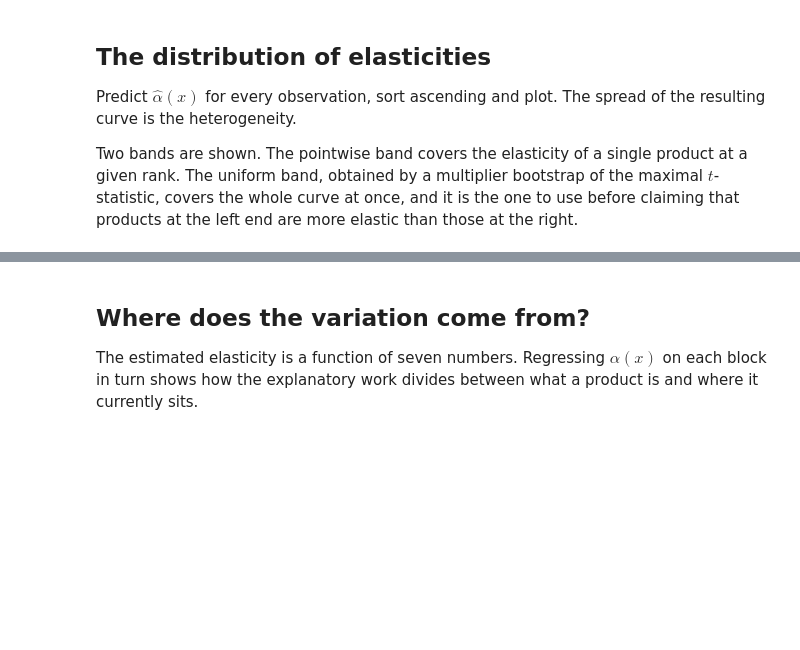
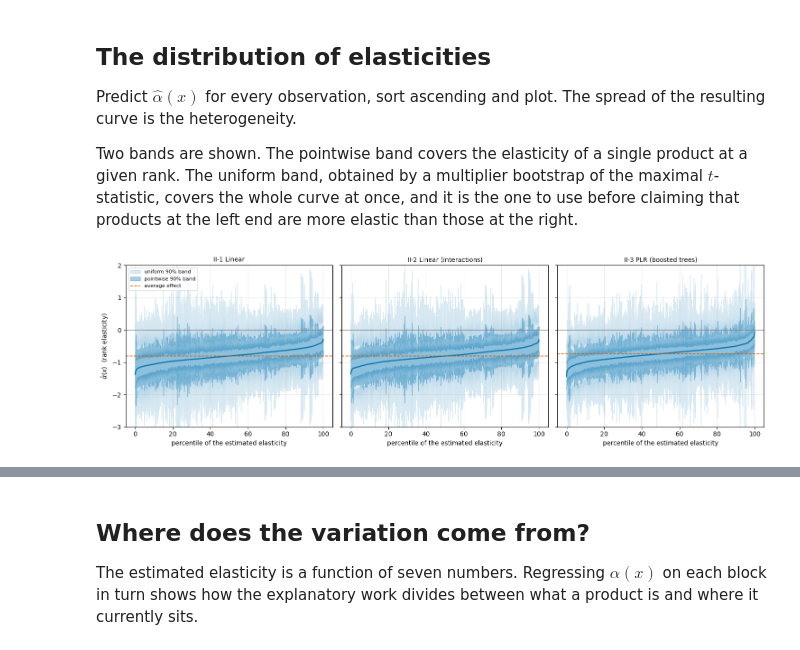
Before and after one commit to JanTeichertKluge/demand-analysis-labs, a Jupyter notebook: v2/05_heterogeneous_effects.ipynb, the cells around one changed output, grey strips where cells are left out. Drawn from its saved outputs; the diff is of its cells as text; code cells hidden in the pictures; blank space fills up the shorter version.

```diff
--- a/v2/05_heterogeneous_effects.ipynb
+++ b/v2/05_heterogeneous_effects.ipynb
@@ -329,33 +391,36 @@ def effect_ci(res, basis, idx, level=CONFIDENCE, joint=False,
 
     return pd.DataFrame({"lower": effect - crit * se, "effect": effect,
                          "upper": effect + crit * se})
 
 
 ALL_IDX = list(range(len(BASIS_COLS)))
 fig, axes = plt.subplots(1, 3, figsize=(15, 4.5), sharey=True)
 
 for ax, (name, res) in zip(axes, models.items()):
     point = effect_ci(res, basis, ALL_IDX, joint=False)
     unif = effect_ci(res, basis, ALL_IDX, joint=True)
     order = np.argsort(point["effect"].values)
     pct = np.linspace(0, 100, len(order))
 
     ax.fill_between(pct, unif["lower"].values[order], unif["upper"].values[order],
                     color=palette[0], alpha=0.15, label="uniform 90% band")
     ax.fill_between(pct, point["lower"].values[order], point["upper"].values[order],
                     color=palette[0], alpha=0.35, label="pointwise 90% band")
     ax.plot(pct, point["effect"].values[order], color=palette[0], lw=1.8)
     ax.axhline(res.params["intercept"], color=palette[3], ls="--", lw=1.2,
                label="average effect")
     ax.axhline(0, color="gray", lw=1)
     ax.set_title(name, fontsize=10)
+    ax.set_ylim(-3, 2)
     ax.set_xlabel("percentile of the estimated elasticity")
     ax.grid(alpha=0.3)
 
 axes[0].set_ylabel("$\\hat{\\alpha}(x)$  (rank elasticity)")
 axes[0].legend(fontsize=8, loc="upper left")
 plt.tight_layout()
 plt.show()
+# %% [output]
+[figure, added]
 # %%
 sorted_effects = effect_ci(models["II-3 PLR (boosted trees)"], basis, ALL_IDX)
 rank = sorted_effects["effect"]
```
Also changed, not shown: parts of 12 cells of this notebook.
